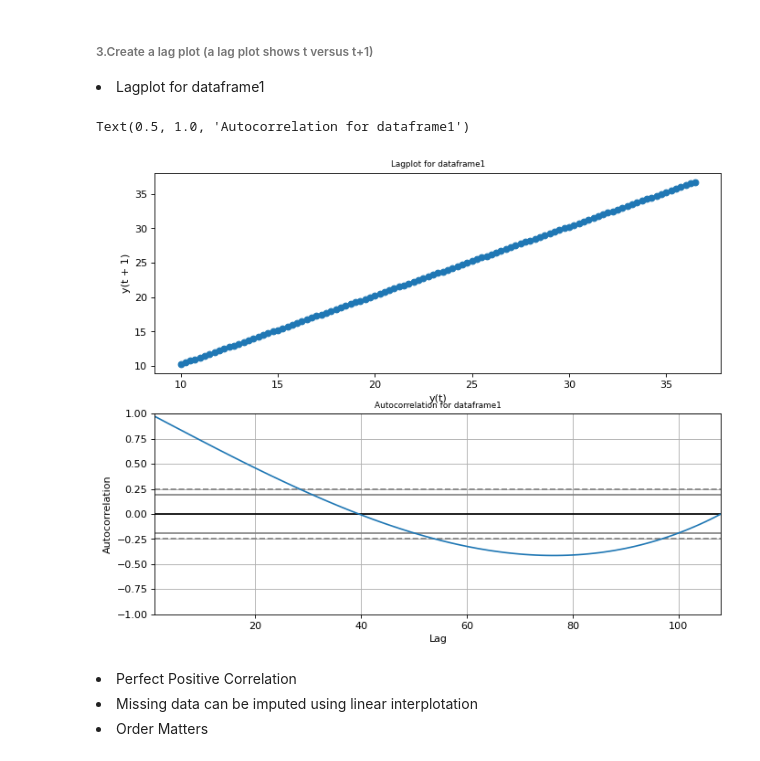
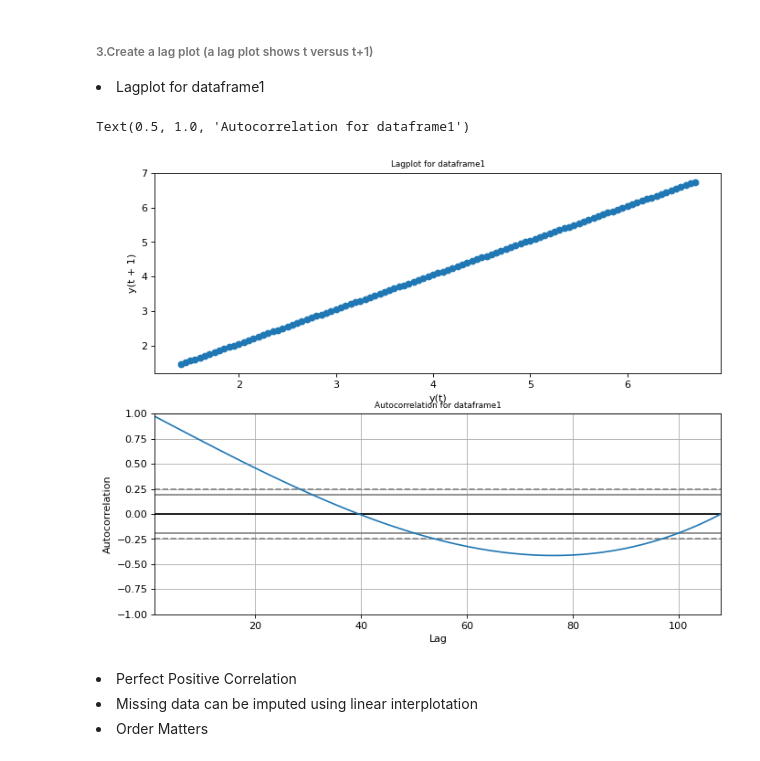
Before and after one commit to hemanthdoddala/Data601, a Jupyter notebook: Week12/week12_hw_imputing_data.ipynb, the cells around one changed output. Drawn from its saved outputs; the diff is of its cells as text; code cells hidden in the pictures.

```diff
--- a/Week12/week12_hw_imputing_data.ipynb
+++ b/Week12/week12_hw_imputing_data.ipynb
@@ -153,14 +153,14 @@ sns.histplot(data=df3, x="value")
 # %%
 plt.figure(figsize=(10, 8), dpi=80)
 plt.subplot(2, 1, 1)
-pd.plotting.lag_plot(df1['y'])
+pd.plotting.lag_plot(df1['x'])
 plt.title("Lagplot for dataframe1", size=8)
 plt.subplot(2, 1, 2)
-pd.plotting.autocorrelation_plot(df1['y']);
+pd.plotting.autocorrelation_plot(df1['x']);
 plt.title("Autocorrelation for dataframe1", size=8)
 # %% [output]
 Text(0.5, 1.0, 'Autocorrelation for dataframe1')
-[figure, old version]
+[figure, new version]
 # %% [markdown]
 <li>Perfect Positive Correlation</li>
 <li>Missing data can be imputed using linear interplotation</li>
```
Also changed, not shown: parts of 4 cells of this notebook.
